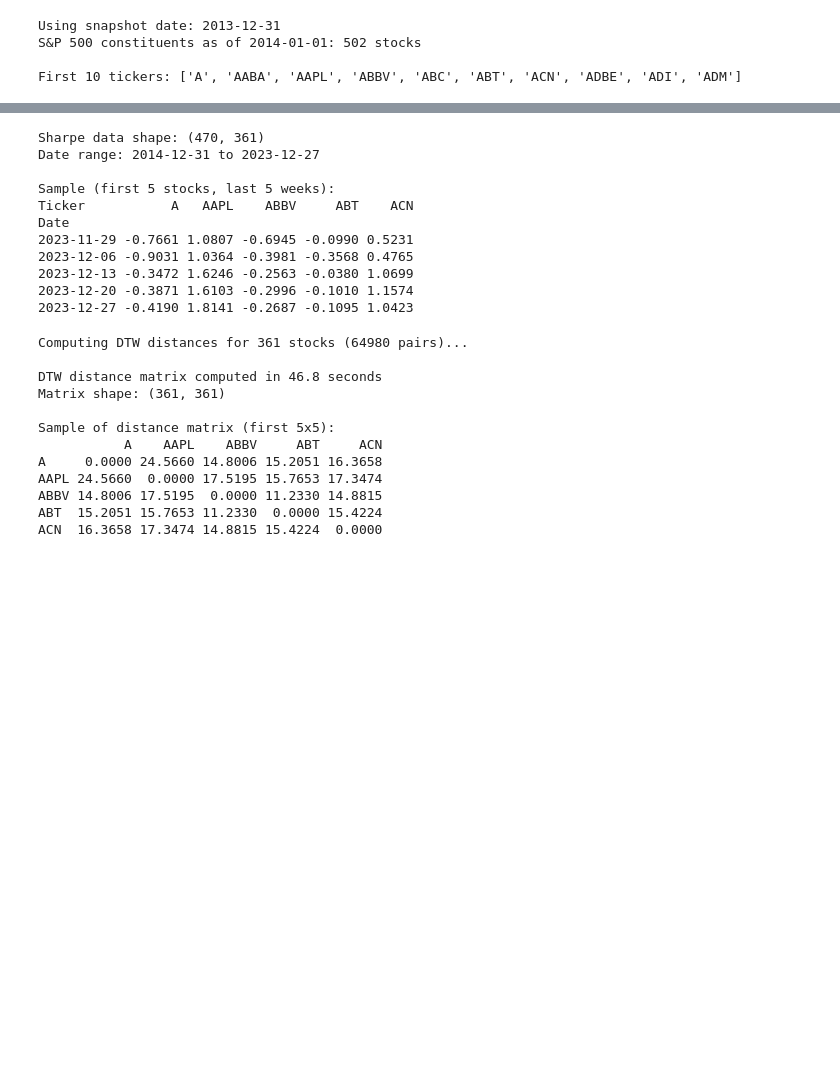
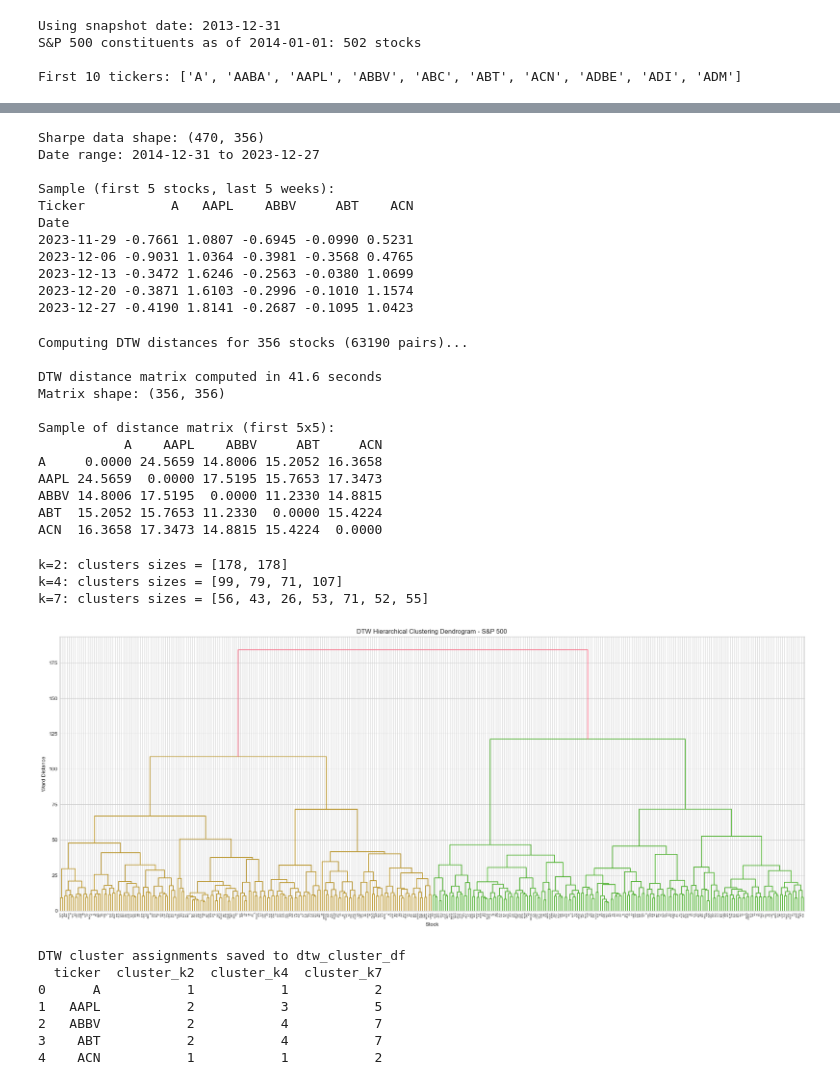
Before and after one commit to WyattEarls/DTW-OTP-Pairs-Trading, a Jupyter notebook: Examples/09_DTW_OCP_Clustering_SP500.ipynb, the cells around one changed output, grey strips where cells are left out. Cells and saved outputs as stored; diff of their text form; code cells hidden in the pictures; blank space fills up the shorter version.

Commit message:
Cell 6 complete! Dendrogram produced clean results

```diff
--- a/Examples/09_DTW_OCP_Clustering_SP500.ipynb
+++ b/Examples/09_DTW_OCP_Clustering_SP500.ipynb
@@ -136,6 +136,18 @@ price_data = price_data.dropna(how='all')
 before_drop = price_data.shape[1]
 price_data  = price_data.ffill().dropna(axis=1)
 after_drop  = price_data.shape[1]
+
+# Dropping tickers that are flatlined through the end of the series
+TAIL_WINDOW = 10
+
+flatlined = []
+for t in price_data.columns:
+    tail = price_data[t].iloc[-TAIL_WINDOW:]
+    if tail.nunique()==1:
+        flatlined.append(t)
+
+price_data = price_data.drop(columns=flatlined)
+after_drop = price_data.shape[1]
 
 print(f'\nPrice data shape: {price_data.shape}')
 print(f'Date range: {price_data.index[0].date()} to {price_data.index[-1].date()}')
@@ -221,7 +233,7 @@ print(f'Date range: {sharpe_data.index[0].date()} to {sharpe_data.index[-1].date
 print(f'\nSample (first 5 stocks, last 5 weeks):')
 print(sharpe_data.iloc[-5:, :5])
 # %% [output]
-Sharpe data shape: (470, 361)
+Sharpe data shape: (470, 356)
 Date range: 2014-12-31 to 2023-12-27
 
 Sample (first 5 stocks, last 5 weeks):
@@ -254,30 +266,55 @@ dtw_distance_matrix = dtw_distance_matrix + dtw_distance_matrix.T
 print(f'\nSample of distance matrix (first 5x5):')
 print(pd.DataFrame(dtw_distance_matrix[:5, :5], index=tickers[:5], columns=tickers[:5]))
 # %% [output]
-Computing DTW distances for 361 stocks (64980 pairs)...
+Computing DTW distances for 356 stocks (63190 pairs)...
 
-DTW distance matrix computed in 46.8 seconds
-Matrix shape: (361, 361)
+DTW distance matrix computed in 41.6 seconds
+Matrix shape: (356, 356)
 
 Sample of distance matrix (first 5x5):
            A    AAPL    ABBV     ABT     ACN
-A     0.0000 24.5660 14.8006 15.2051 16.3658
-AAPL 24.5660  0.0000 17.5195 15.7653 17.3474
+A     0.0000 24.5659 14.8006 15.2052 16.3658
+AAPL 24.5659  0.0000 17.5195 15.7653 17.3473
 ABBV 14.8006 17.5195  0.0000 11.2330 14.8815
-ABT  15.2051 15.7653 11.2330  0.0000 15.4224
-ACN  16.3658 17.3474 14.8815 15.4224  0.0000
+ABT  15.2052 15.7653 11.2330  0.0000 15.4224
+ACN  16.3658 17.3473 14.8815 15.4224  0.0000
 # %%
 # DTW hierarchical clustering (k=2, 4, 7), Ward linkage
 condensed_dtw = squareform(dtw_distance_matrix)
 dtw_linkage = linkage(condensed_dtw, method='ward')
 
 dtw_clusters = {}
 for k in K_VALUES:
     dtw_clusters[k] = fcluster(dtw_linkage, t=k, criterion='maxclust')
     sizes = pd.Series(dtw_clusters[k]).value_counts().sort_index()
     print(f'k={k}: clusters sizes = {sizes.tolist()}')
 
 # Dendrogram
 fig, ax = plt.subplots(figsize=(20,8))
 dendrogram(dtw_linkage, labels=tickers, leaf_rotation=90, leaf_font_size=4, ax=ax)
 ax.set_title('DTW Hierarchical Clustering Dendrogram - S&P 500')
+ax.set_xlabel('Stock')
+ax.set_ylabel('Ward Distance')
+plt.tight_layout()
+plt.savefig('dtw_dendrogram_sp500.png', dpi=150, bbox_inches='tight')
+plt.show()
+
+# Storing cluster assignments in a DataFrame for later use (cointegration testing)
+dtw_cluster_df = pd.DataFrame({'ticker': tickers})
+for k in K_VALUES:
+    dtw_cluster_df[f'cluster_k{k}'] = dtw_clusters[k]
+
+print(f'\nDTW cluster assignments saved to dtw_cluster_df')
+print(dtw_cluster_df.head())
+# %% [output]
+k=2: clusters sizes = [178, 178]
+k=4: clusters sizes = [99, 79, 71, 107]
+k=7: clusters sizes = [56, 43, 26, 53, 71, 52, 55]
+[figure, added]
+DTW cluster assignments saved to dtw_cluster_df
+  ticker  cluster_k2  cluster_k4  cluster_k7
+0      A           1           1           2
+1   AAPL           2           3           5
+2   ABBV           2           4           7
+3    ABT           2           4           7
+4    ACN           1           1           2
```
Also changed, not shown: parts of 1 cell of this notebook.
